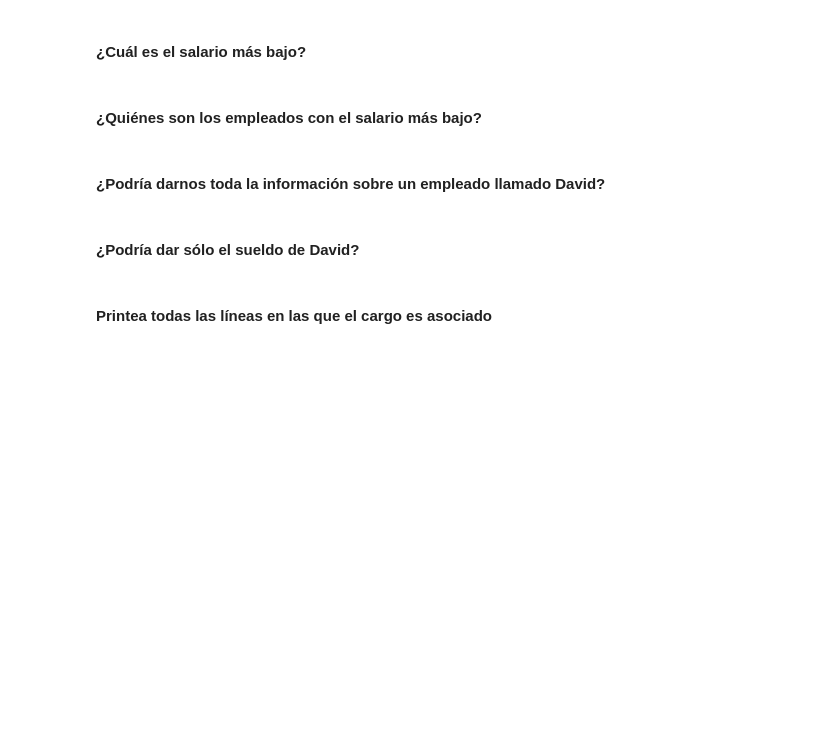
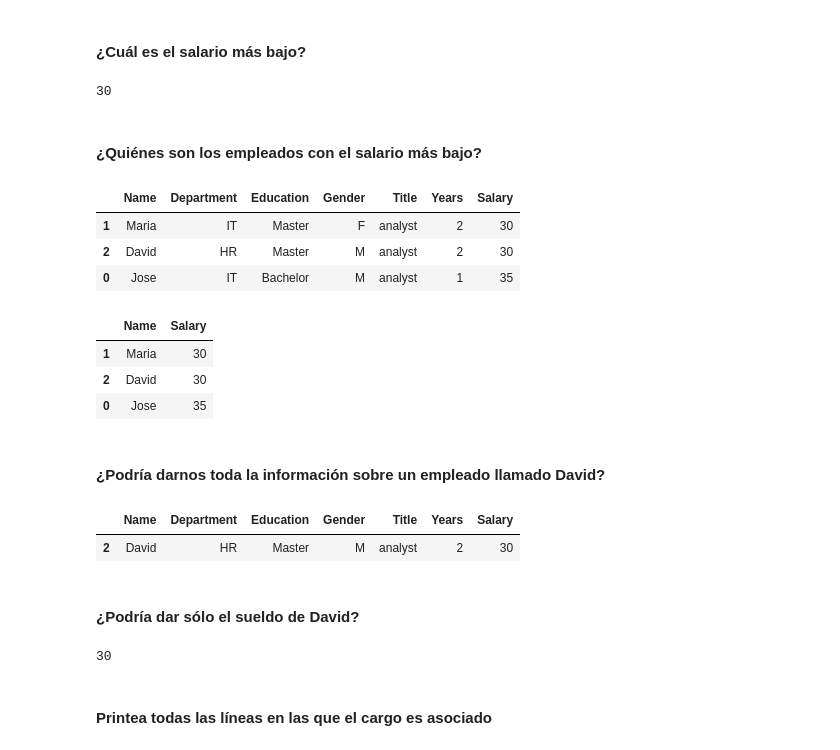
Before and after one commit to ToniMorales6/lab-descriptive-stats-es, a Jupyter notebook: your-code/main.ipynb, the cells around one changed output. Cells and saved outputs as stored; diff of their text form; code cells hidden in the pictures; blank space fills up the shorter version.

```diff
--- a/your-code/main.ipynb
+++ b/your-code/main.ipynb
@@ -148,5 +178,9 @@ employee = pd.read_csv('Employee.csv')
 #### ¿Cuál es el salario más bajo?
 # %%
 # YOUR CODE HERE
+salary_min = employee['Salary'].min()
+salary_min
+# %% [output]
+30
 # %% [markdown]
 #### ¿Quiénes son los empleados con el salario más bajo?
@@ -155,11 +187,38 @@ employee = pd.read_csv('Employee.csv')
+# %%
+# YOUR CODE HERE
+lowest_salary = employee.sort_values(by='Salary',ascending=True)
+lowest_salary.head(3)
+# %% [output]
+|  | Name | Department | Education | Gender | Title | Years | Salary |
+| 1 | Maria | IT | Master | F | analyst | 2 | 30 |
+| 2 | David | HR | Master | M | analyst | 2 | 30 |
+| 0 | Jose | IT | Bachelor | M | analyst | 1 | 35 |
+# %%
+#o solo nombre y salario
+lowest = lowest_salary[['Name', 'Salary']]
+lowest.head(3)
+# %% [output]
+|  | Name | Salary |
+| 1 | Maria | 30 |
+| 2 | David | 30 |
+| 0 | Jose | 35 |
 # %% [markdown]
 #### ¿Podría darnos toda la información sobre un empleado llamado David?
 # %%
 # YOUR CODE HERE
+david_info = employee[employee['Name'] == 'David']
+david_info
+# %% [output]
+|  | Name | Department | Education | Gender | Title | Years | Salary |
+| 2 | David | HR | Master | M | analyst | 2 | 30 |
 # %% [markdown]
 #### ¿Podría dar sólo el sueldo de David?
 # %%
 # YOUR CODE HERE
+david_salary = david_info['Salary'].values[0]
+david_salary
+# %% [output]
+30
 # %% [markdown]
 #### Printea todas las líneas en las que el cargo es asociado
 # %%
```
Also changed, not shown: parts of 9 cells of this notebook.
